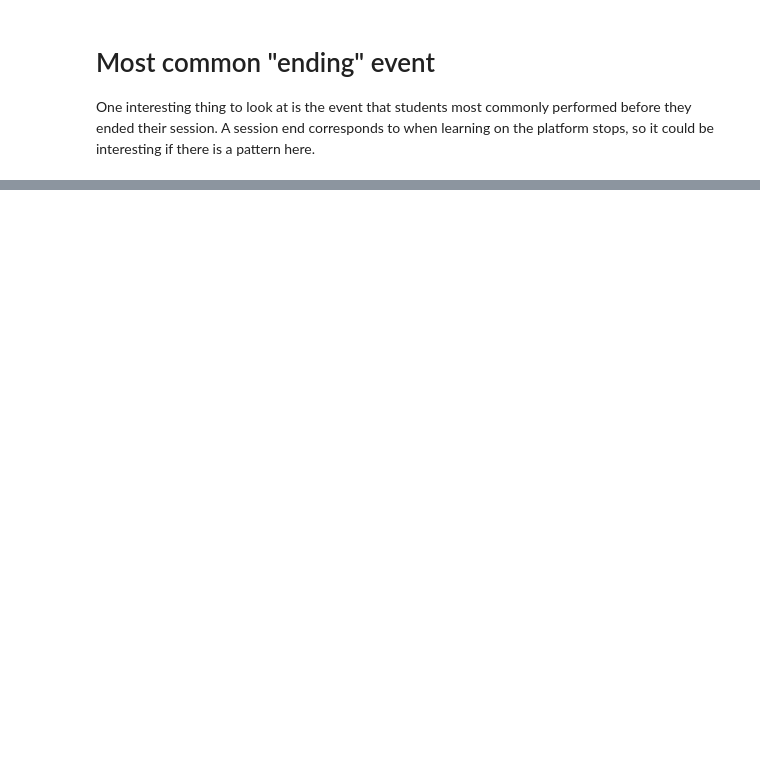
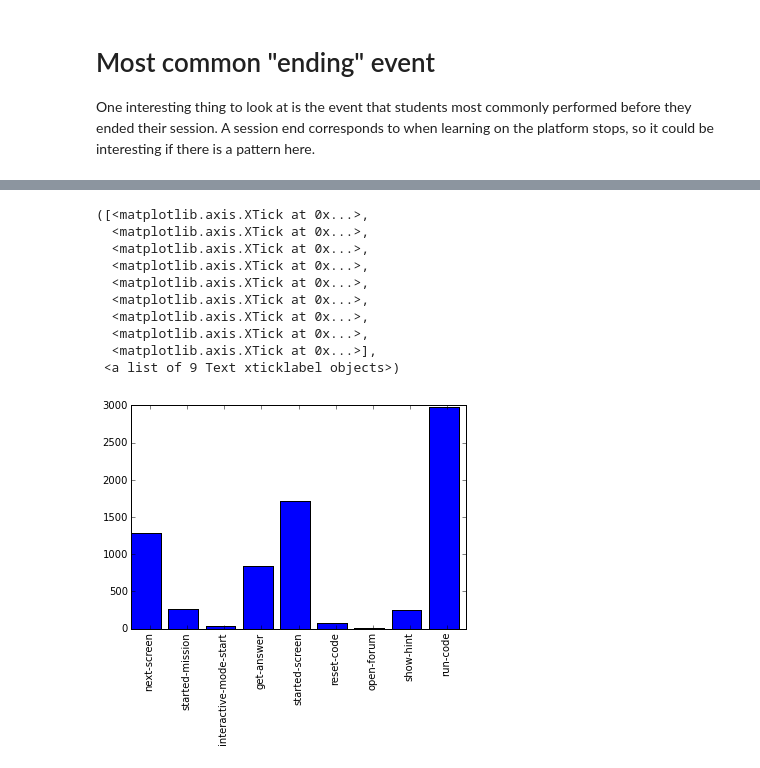
Before and after one commit to Eddie-C64/dataquest-lessons, a Jupyter notebook: Mission7.ipynb, the cells around one changed output, grey strips where cells are left out. Saved outputs shown, nothing was run; the diff lists cells and outputs as text; code cells hidden in the pictures; blank space fills up the shorter version.

```diff
--- a/Mission7.ipynb
+++ b/Mission7.ipynb
@@ -372,0 +451,30 @@ plt.xticks([x+.5 for x in x_axis], unique_ending_events, rotation=90)
+# %%
+from itertools import chain
+from collections import Counter
+
+# Put all the sessions into one big list
+all_events = chain.from_iterable(sessions)
+
+event_types = [e["event_type"] for e in all_events]
+event_counts = Counter(event_types)
+unique_events = list(set(event_types))
+y_axis = [event_counts[k] for k in unique_events]
+x_axis = range(len(unique_events))
+
+# Plot everything out
+# This plot looks very different from the plot in the last screen.
+# Why do you think this is?
+plt.bar(x_axis, y_axis)
+plt.xticks([x+.5 for x in x_axis], unique_events, rotation=90)
+# %% [output]
+([<matplotlib.axis.XTick at 0x...>,
+  <matplotlib.axis.XTick at 0x...>,
+  <matplotlib.axis.XTick at 0x...>,
+  <matplotlib.axis.XTick at 0x...>,
+  <matplotlib.axis.XTick at 0x...>,
+  <matplotlib.axis.XTick at 0x...>,
+  <matplotlib.axis.XTick at 0x...>,
+  <matplotlib.axis.XTick at 0x...>,
+  <matplotlib.axis.XTick at 0x...>],
+ <a list of 9 Text xticklabel objects>)
+[figure, added]
```
Also changed, not shown: parts of 11 cells of this notebook.
